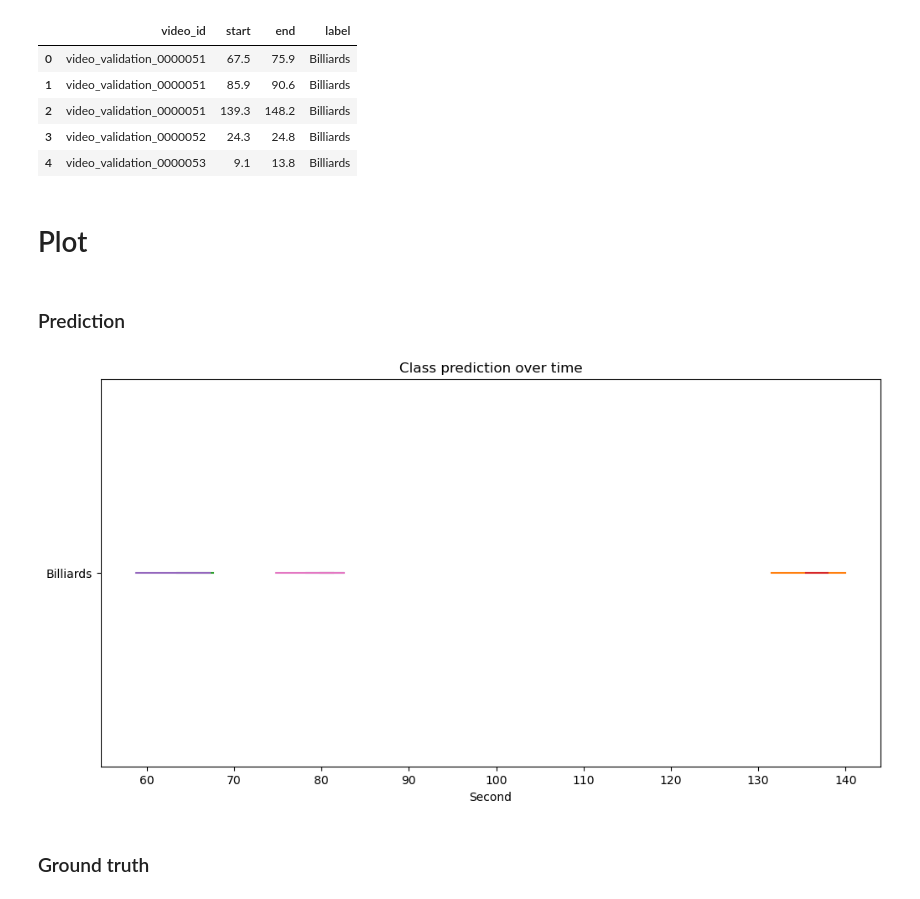
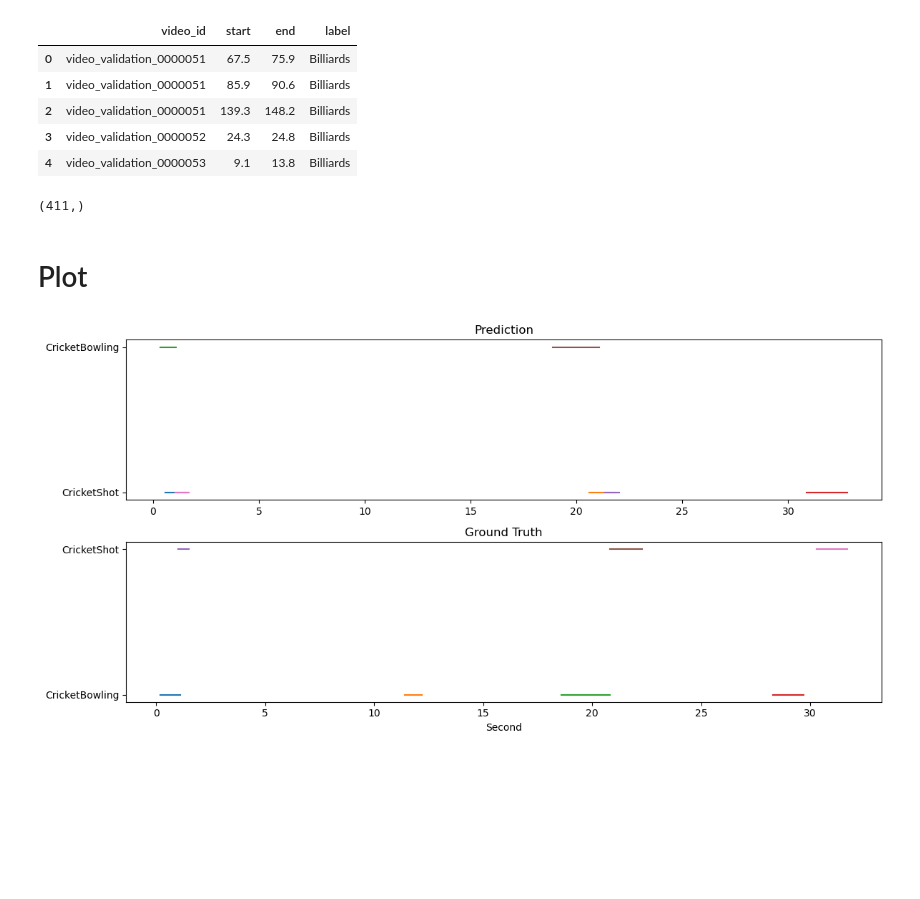
Before and after one commit to dangtna1/THUMOS-14_TAD, a Jupyter notebook: notebooks/time_series_analysis.ipynb, the cells around one changed output. Cells and saved outputs as stored; diff of their text form; code cells hidden in the pictures; blank space fills up the shorter version.

Commit message:
update figure, plot prediction against ground truth for better comparison

```diff
--- a/notebooks/time_series_analysis.ipynb
+++ b/notebooks/time_series_analysis.ipynb
@@ -55,22 +55,32 @@ gt_df.head()
 | 2 | video_validation_0000051 | 139.3 | 148.2 | Billiards |
 | 3 | video_validation_0000052 | 24.3 | 24.8 | Billiards |
 | 4 | video_validation_0000053 | 9.1 | 13.8 | Billiards |
+# %%
+gt_df['video_id'].unique().shape
+# %% [output]
+(411,)
 # %% [markdown]
 # Plot
-# %% [markdown]
-### Prediction
 # %%
 # Filter expected segments associated with a video
-predicted_video = predictions_df[(predictions_df['video_id'] == "video_validation_0000051") & (predictions_df['score'] > 0.2)]
+confidence_threshold = 0.2
+predicted_video = predictions_df[(predictions_df['video_id'] == "video_test_0000004") & (predictions_df['score'] > confidence_threshold)]
+# Filter expected segments associated with a video
+video = gt_df[gt_df['video_id'] == "video_test_0000004"]
 
 # Plot prediction for the video
-plt.figure(figsize=(12, 6))
+fig, ax = plt.subplots(2, 1, figsize=(12, 6))
+
 for _, row in predicted_video.iterrows():
-  plt.plot([row['start'], row['end']], [row['label']] * 2)
-plt.title('Class prediction over time')
+  ax[0].plot([row['start'], row['end']], [row['label']] * 2)
+ax[0].set_title('Prediction')
+
+for _, row in video.iterrows():
+  ax[1].plot([row['start'], row['end']], [row['label']] * 2)
+ax[1].set_title('Ground Truth')
+
 plt.xlabel('Second')
+plt.tight_layout()
 plt.show()
 # %% [output]
-[figure, old version]
+[figure, new version]
-# %% [markdown]
-### Ground truth
```
Also changed, not shown: parts of 2 cells of this notebook.
